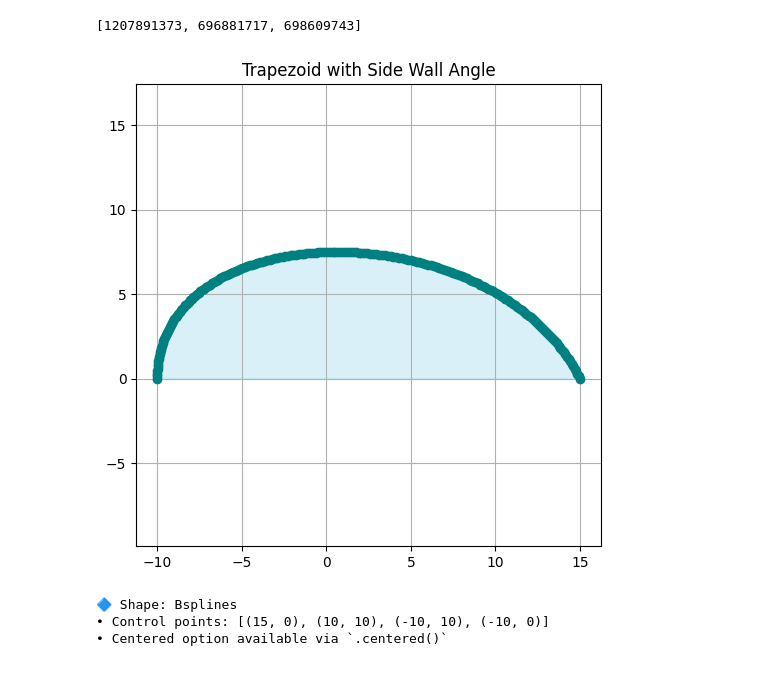
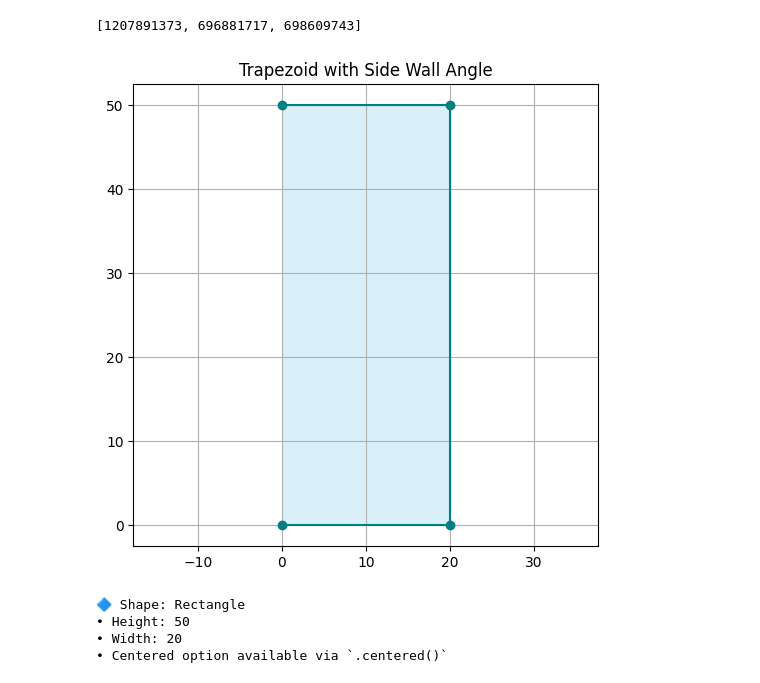
Before and after one commit to kasandrle/JCMwave_modeling, a Jupyter notebook: notbooks/start.ipynb, the cells around one changed output. Drawn from its saved outputs; the diff is of its cells as text; code cells hidden in the pictures.

```diff
--- a/notbooks/start.ipynb
+++ b/notbooks/start.ipynb
@@ -58,16 +58,17 @@ jcmwave.daemon.add_workstation(
 # %%
 
 
 # Example usage
 #params = {'height': [50,10], 'width': [20,10,20],'corner_radii': {3: 2.0, 2: 1.0}}
-#params = {'height': 50, 'width': 20,'corner_radii': {3: 2.0, 2: 1.0}}
-params = {'control_points':[(15,0),(10,10),(-10,10),(-10,0)]}
-gen = ShapeGenerator('bsplines', params)
+params = {'height': 50, 'width': 20}#,'corner_radii': {3: 2.0, 2: 1.0}}
+#params = {'control_points':[(15,0),(10,10),(-10,10),(-10,0)]}
+gen = ShapeGenerator('rectangle', params)
 
 gen.plot(title="Trapezoid with Side Wall Angle")
 print(gen.describe())
 # %% [output]
-[figure, old version]
+[figure, new version]
-🔷 Shape: Bsplines
-• Control points: [(15, 0), (10, 10), (-10, 10), (-10, 0)]
+🔷 Shape: Rectangle
+• Height: 50
+• Width: 20
 • Centered option available via `.centered()`
```
Also changed, not shown: parts of 12 cells of this notebook, 15 other files.
